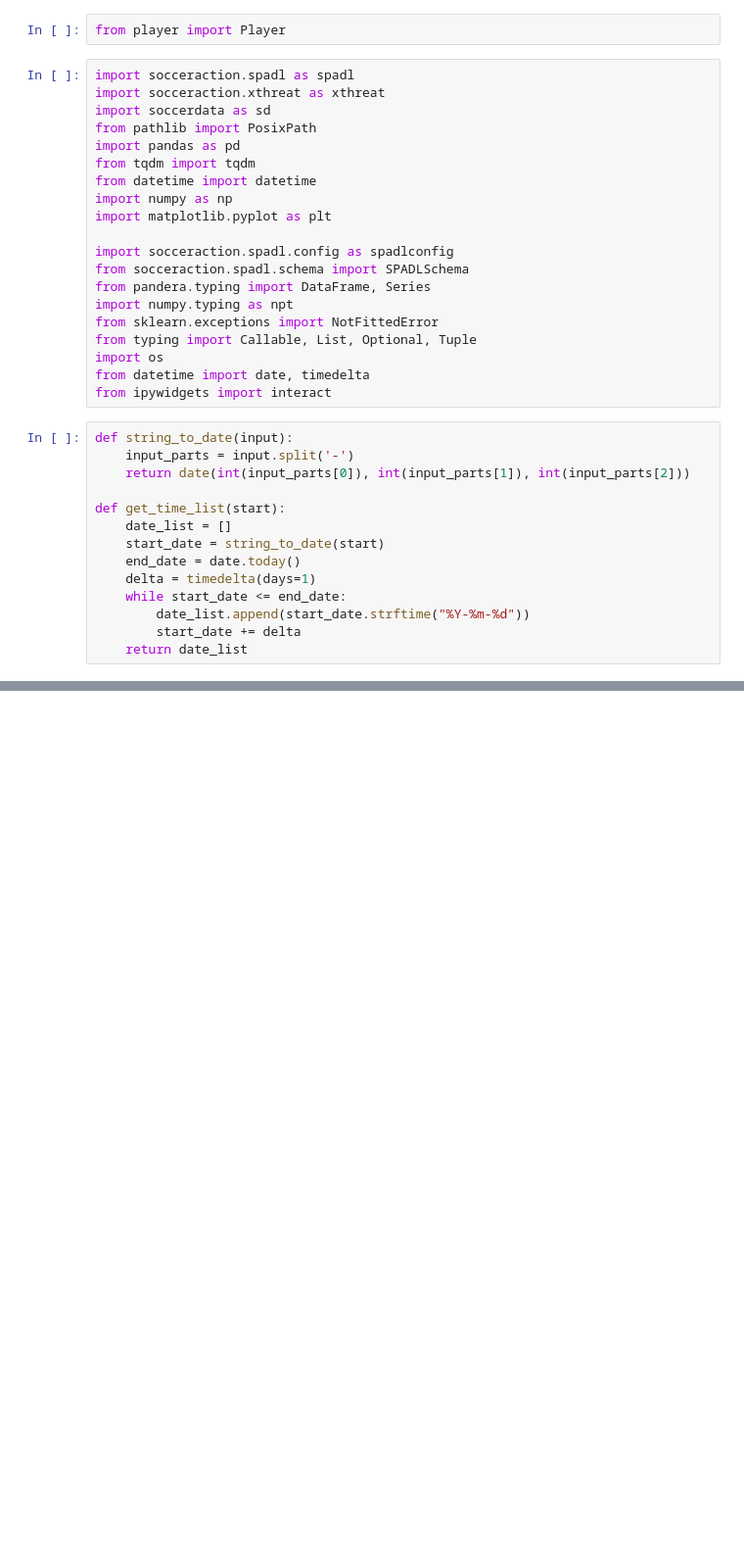
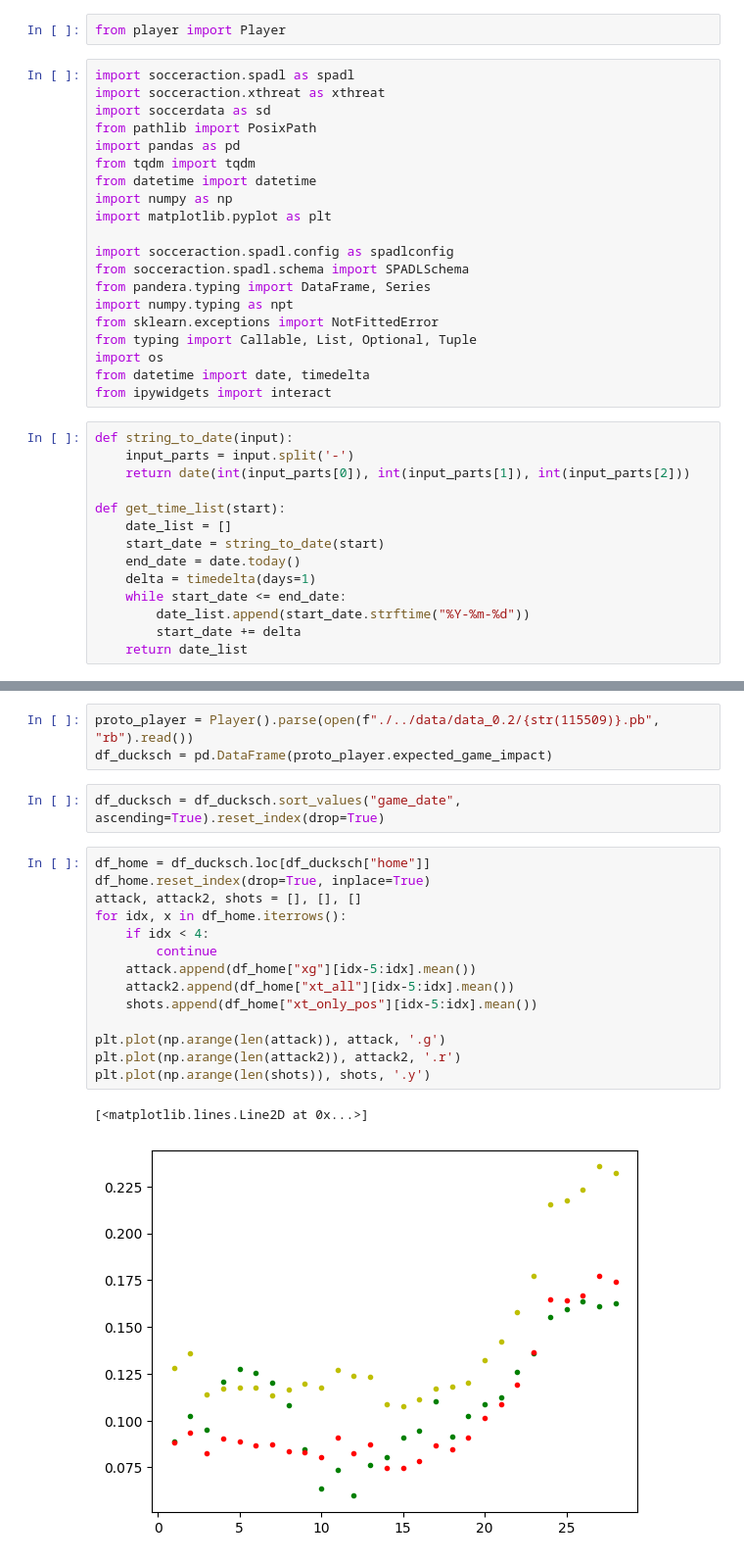
Before and after one commit to s-morten/packing-report, a Jupyter notebook: xT-impact/proto_files/load_proto.ipynb, the cells around one changed output, grey strips where cells are left out. Shown at 98% size. Drawn from its saved outputs; the diff is of its cells as text; blank space fills up the shorter version.

Commit message:
data 0.2

```diff
--- a/xT-impact/proto_files/load_proto.ipynb
+++ b/xT-impact/proto_files/load_proto.ipynb
@@ -262,0 +64,22 @@ m*(df['g_i'].index.values[-1])+b
+# %%
+proto_player = Player().parse(open(f"./../data/data_0.2/{str(115509)}.pb", "rb").read())
+df_ducksch = pd.DataFrame(proto_player.expected_game_impact)
+# %%
+df_ducksch = df_ducksch.sort_values("game_date", ascending=True).reset_index(drop=True)
+# %%
+df_home = df_ducksch.loc[df_ducksch["home"]]
+df_home.reset_index(drop=True, inplace=True)
+attack, attack2, shots = [], [], []
+for idx, x in df_home.iterrows():
+    if idx < 4:
+        continue
+    attack.append(df_home["xg"][idx-5:idx].mean())
+    attack2.append(df_home["xt_all"][idx-5:idx].mean())
+    shots.append(df_home["xt_only_pos"][idx-5:idx].mean())
+
+plt.plot(np.arange(len(attack)), attack, '.g')
+plt.plot(np.arange(len(attack2)), attack2, '.r')
+plt.plot(np.arange(len(shots)), shots, '.y')
+# %% [output]
+[<matplotlib.lines.Line2D at 0x...>]
+[figure, added]
```
Also changed, not shown: parts of 23 cells of this notebook, 4 other files.
